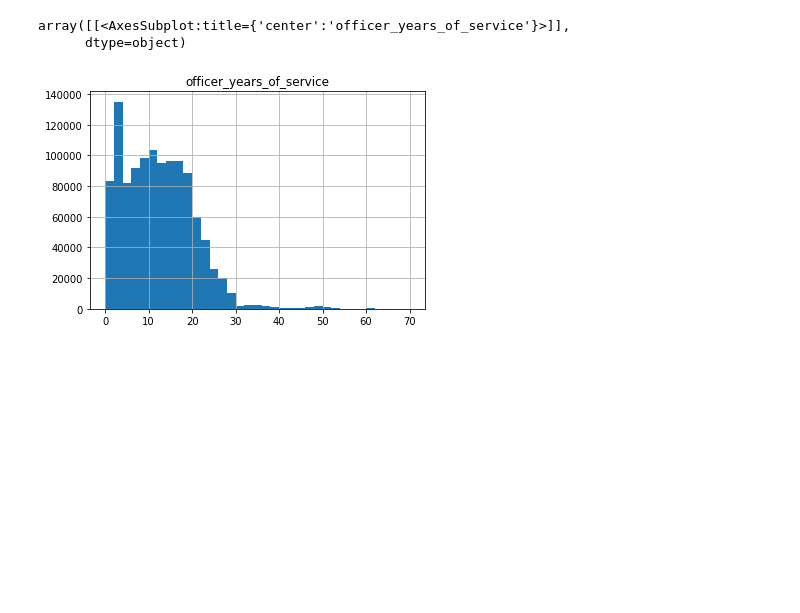
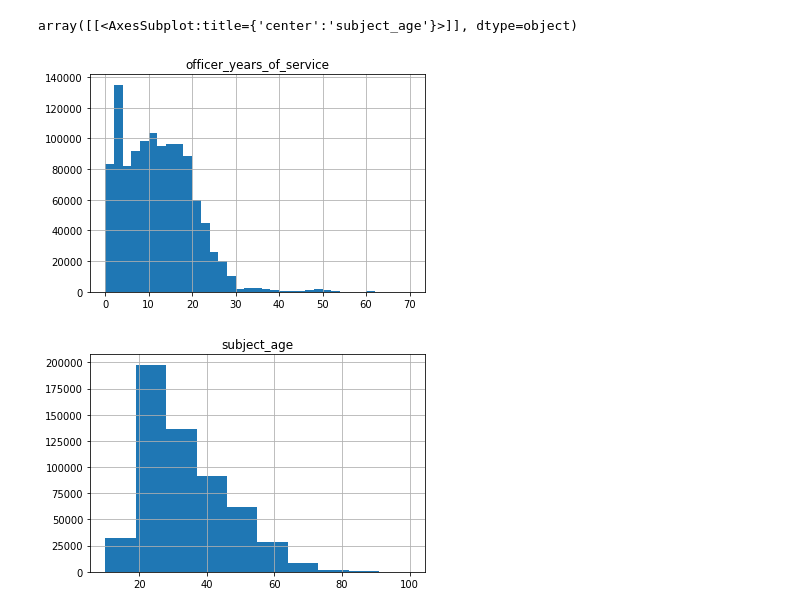
Before and after one commit to epfl-ada/ada-2020-project-milestone-p3-p3_beb, a Jupyter notebook: nb.ipynb, the cells around one changed output. Drawn from its saved outputs; the diff is of its cells as text; code cells hidden in the pictures; blank space fills up the shorter version.

```diff
--- a/nb.ipynb
+++ b/nb.ipynb
@@ -29,7 +29,8 @@ all_data
 1213380 rows × 15 columns
 # %%
 all_data.hist(column='officer_years_of_service', bins=35, range=[0, 70])
+all_data.hist(column='subject_age')
 # %% [output]
-array([[<AxesSubplot:title={'center':'officer_years_of_service'}>]],
-      dtype=object)
+array([[<AxesSubplot:title={'center':'subject_age'}>]], dtype=object)
 [figure]
+[figure, added]
```
Also changed, not shown: parts of 4 cells of this notebook.
